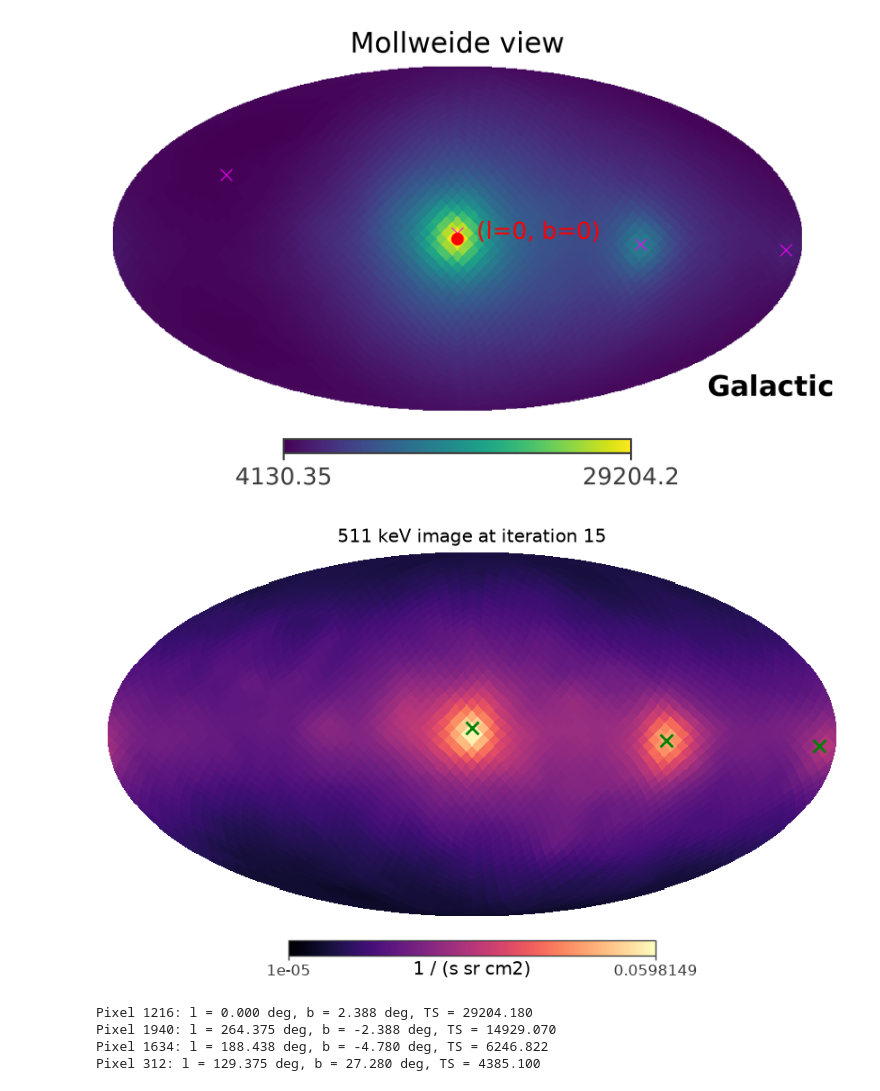
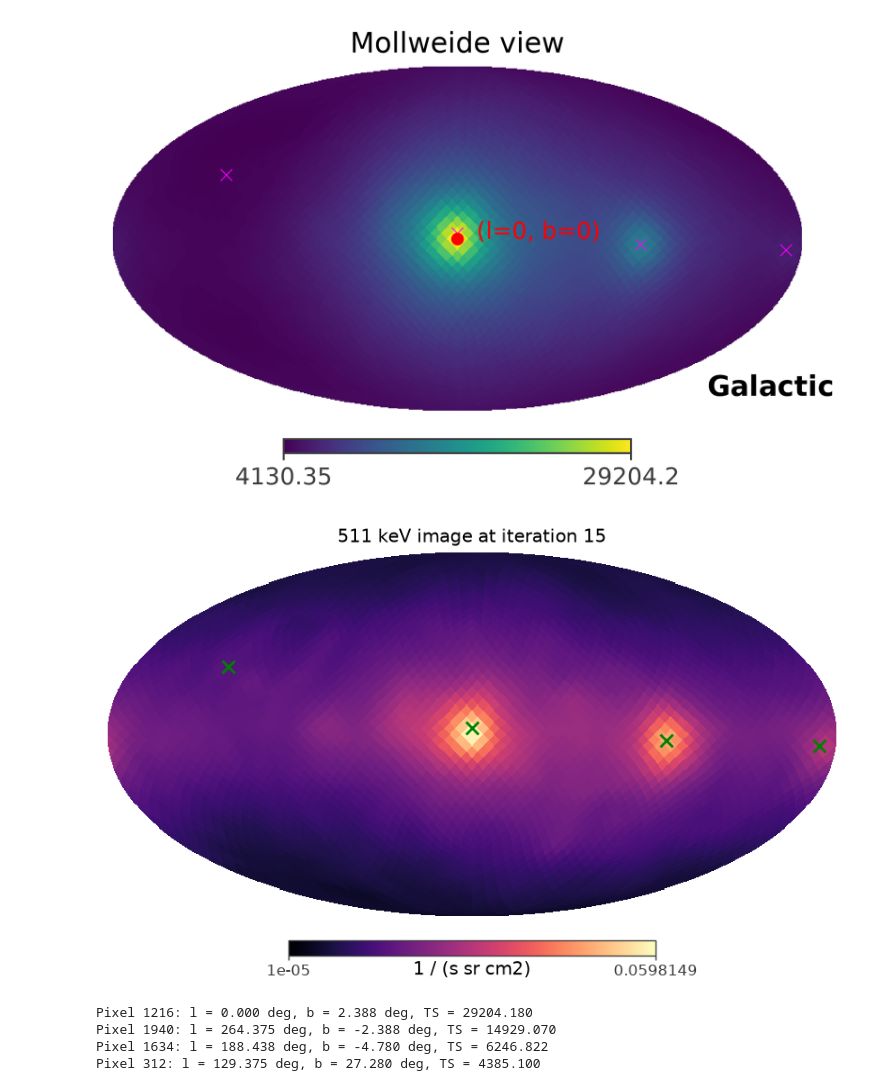
Before and after one commit to mquezada13/data-challenge-3-4-exploration, a Jupyter notebook: workflow/notebooks/03_511_imaging_analysis.ipynb, the cells around one changed output. Saved outputs shown, nothing was run; the diff lists cells and outputs as text; code cells hidden in the pictures.

Commit message:
fixed some plots,typos, etc.

```diff
--- a/workflow/notebooks/03_511_imaging_analysis.ipynb
+++ b/workflow/notebooks/03_511_imaging_analysis.ipynb
@@ -561,35 +561,35 @@ FastTS_511keV.plot_ts(
 # %%
 result = image_deconvolution.results[-1]
 
 iteration = result["iteration"]
 image = result["model"]
 
 data = image[:, 0].copy()
 data[data <= 0 * data.unit] = 1e-12 * data.unit
 
 hp.mollview(
     data,
     min=1e-5,
     norm="log",
     unit=str(data.unit),
     title=f"511 keV image at iteration {iteration}",
     cmap="magma",
 )
 
 
-for item in range(0,3):
+for item in range(0,4):
     hp.projscatter(
         candidate_coordinates_511keV[item].l.deg,
         candidate_coordinates_511keV[item].b.deg,
         lonlat=True,
         marker="x",
         color="green",
         s=100,
     )
 
 plt.show()
 # %% [output]
-[figure, old version]
+[figure, new version]
 # %%
 for pixel, coordinate in zip(
     candidate_pixels,
```
Also changed, not shown: parts of 1 cell of this notebook.
